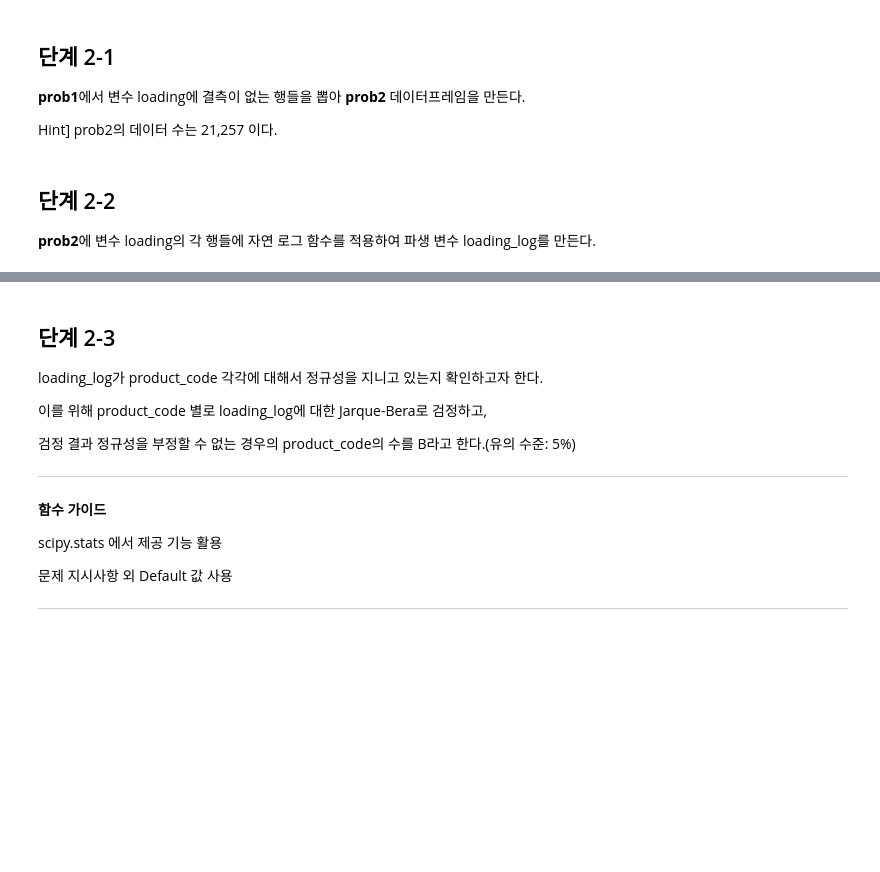
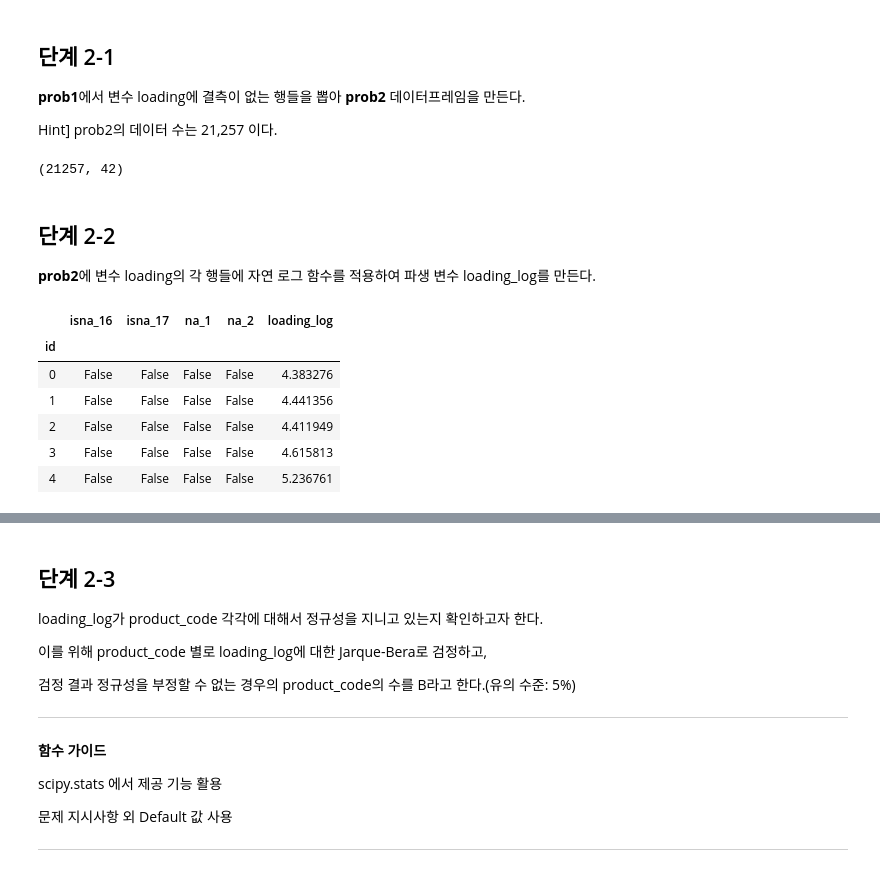
Before and after one commit to sunkusun9/DS_lv3_2610, a Jupyter notebook: sec_ds_lv3_prob1_prob.ipynb, the cells around one changed output, grey strips where cells are left out. Saved outputs shown, nothing was run; the diff lists cells and outputs as text; code cells hidden in the pictures; blank space fills up the shorter version.

```diff
--- a/sec_ds_lv3_prob1_prob.ipynb
+++ b/sec_ds_lv3_prob1_prob.ipynb
@@ -692,7 +802,25 @@ failure와는 관계가 없음이 이전에 검증되었다.
 **prob1**에서 변수 loading에 결측이 없는 행들을 뽑아 **prob2** 데이터프레임을 만든다.
 
 Hint] prob2의 데이터 수는 21,257 이다.
+# %%
+df_prob2 = df_prob1.loc[df_prob1['loading'].notna()]
+df_prob2.shape
+# %% [output]
+(21257, 42)
 # %% [markdown]
 ## 단계 2-2
 
 **prob2**에 변수 loading의 각 행들에 자연 로그 함수를 적용하여 파생 변수 loading_log를 만든다.
+# %%
+df_prob2 = df_prob2.assign(
+    loading_log = lambda x: np.log(x['loading'])
+)
+df_prob2.iloc[:5, -5:]
+# %% [output]
+|  | isna_16 | isna_17 | na_1 | na_2 | loading_log |
+| id |  |  |  |  |  |
+| 0 | False | False | False | False | 4.383276 |
+| 1 | False | False | False | False | 4.441356 |
+| 2 | False | False | False | False | 4.411949 |
+| 3 | False | False | False | False | 4.615813 |
+| 4 | False | False | False | False | 5.236761 |
```
Also changed, not shown: parts of 19 cells of this notebook.
